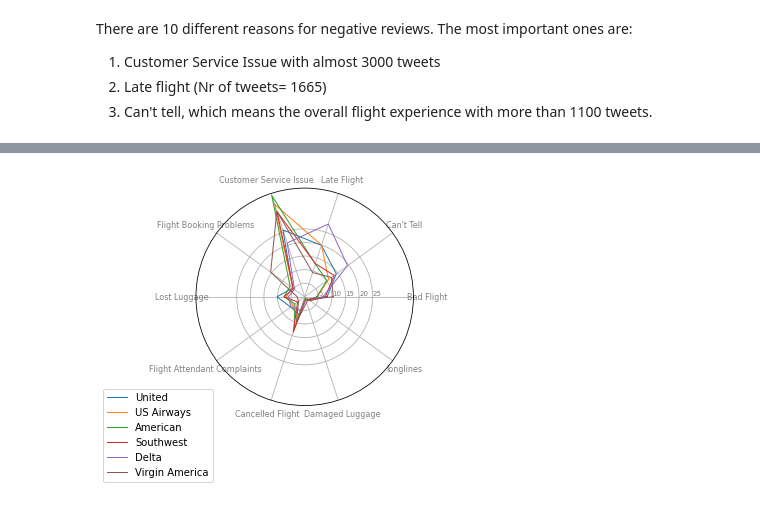
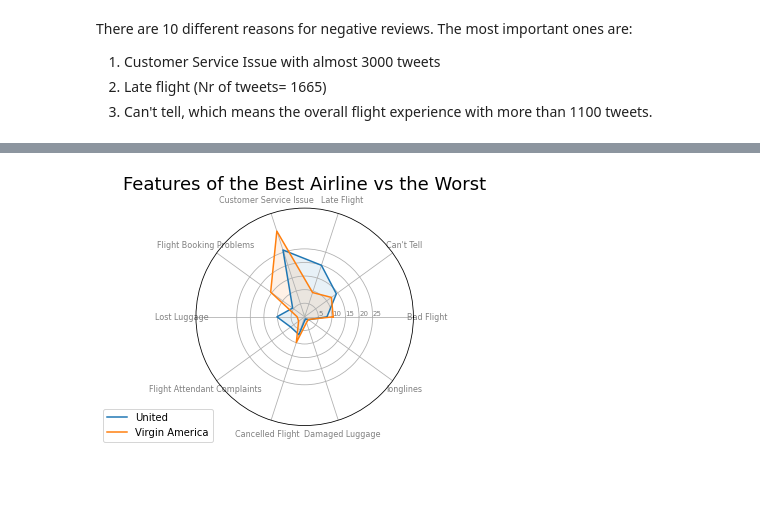
Before and after one commit to skacem/Business-Analytics, a Jupyter notebook: Sentiment_Analysis/USAirline.ipynb, the cells around one changed output, grey strips where cells are left out. Saved outputs shown, nothing was run; the diff lists cells and outputs as text; code cells hidden in the pictures; blank space fills up the shorter version.

```diff
--- a/Sentiment_Analysis/USAirline.ipynb
+++ b/Sentiment_Analysis/USAirline.ipynb
@@ -141,10 +143,3 @@ There are 10 different reasons for negative reviews. The most important ones are
 1. Customer Service Issue with almost 3000 tweets
 2. Late flight (Nr of tweets= 1665)
 3. Can't tell, which means the overall flight experience with more than 1100 tweets.
-# %%
-# Generate a dataframe with negative reasons rates per carrier for all 6 carriers
-neg_rev = pd.DataFrame(index=df['negativereason'].dropna().unique())
-for air in tweets_per_airline.index:
-    neg_rev[air] = df[df['airline'] == air]['negativereason'].value_counts(normalize=True)*100
-
-neg_rev.max()
@@ -219,19 +150,42 @@ for y_arr, label in zip(values.T, labels):
 # %%
+# Plot a radar chart with the negative reasons for three carriers
+# Generate a dataframe with negative reasons rates per carrier for 3 carriers
+neg_rev = pd.DataFrame(index=df['negativereason'].dropna().unique())
+for air in ['United', 'Virgin America']:
+    neg_rev[air] = df[df['airline'] == air]['negativereason'].value_counts(normalize=True)*100
+
+# number of variable
+categories = list(neg_rev.index)
+N = len(categories)
+
+# What will be the angle of each axis in the plot? (we divide the plot / number of variable)
+angles = [n / float(N) * 2 * np.pi for n in range(N)]
+angles += angles[:1]
+
+# We are going to plot the first column of the data frame.
+# But we need to repeat the first value to close the circular graph:
+values = neg_rev.values
+values = np.append(values, [values[0,:]], axis=0)
+labels = neg_rev.columns.values
+
+
 # Initialise the spider plot
 ax = plt.subplot(111, polar=True)
 # Draw one axe per variable + add labels
 plt.xticks(angles[:-1], categories, color='grey', size=8)
 # Draw ylabels
 ax.set_rlabel_position(0)
 plt.yticks([5,10,15,20,25], ["5","10","15",'20','25'], color="grey", size=7)
 plt.ylim(0,40)
 # Plot data
 for y_arr, label in zip(values.T, labels):
-    ax.plot(angles, y_arr, linewidth=1, linestyle='solid', label=label)
+    ax.plot(angles, y_arr, linewidth=1.5, linestyle='solid', label=label)
 # Fill area
-#ax.fill(angles, values, 'b', alpha=0.1)
+ax.fill(angles, values, ['b', 'o', 'green'], alpha=0.1)
 plt.legend(loc='upper right', bbox_to_anchor=(0.1, 0.1),)
+
+plt.title('Features of the Best Airline vs the Worst', fontsize=18,);
 # Show the graph
 plt.show()
 # %% [output]
-[figure, old version]
+[figure, new version]
```
Also changed, not shown: parts of 21 cells of this notebook.
